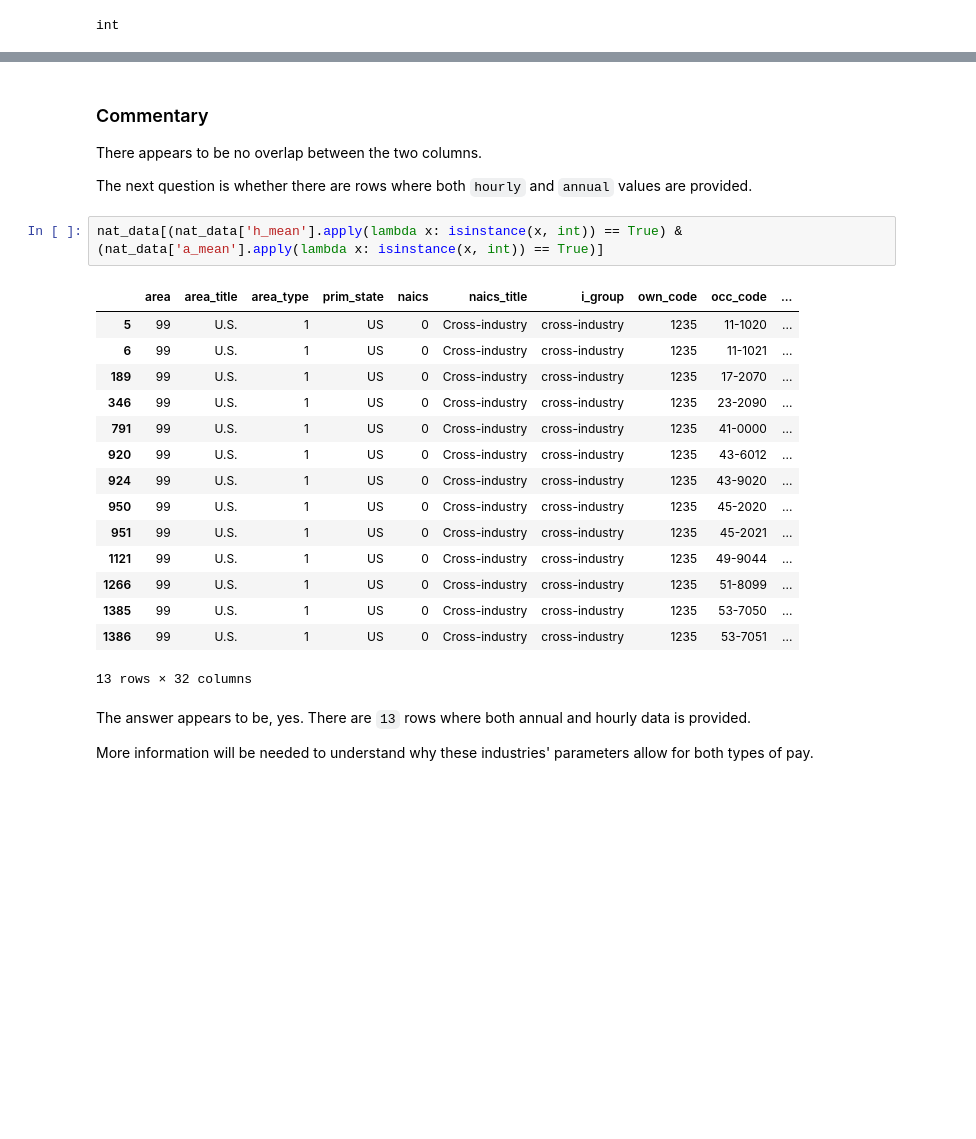
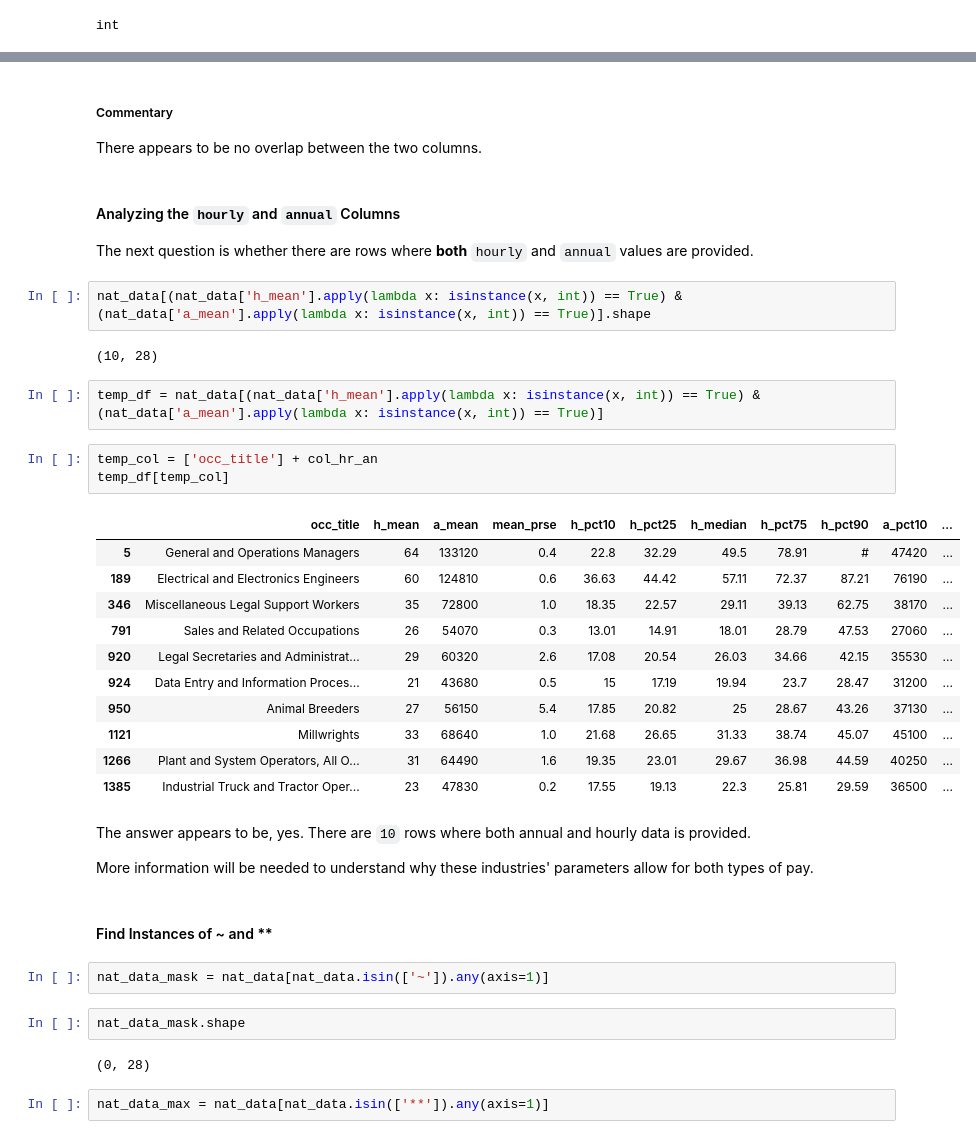
Before and after one commit to blue-santa/comparing-training-req-to-salary-exp, a Jupyter notebook: notebooks/2026-04-02-00-train_reward_compare_bls_data_rough_wrangling.ipynb, the cells around one changed output, grey strips where cells are left out. Cells and saved outputs as stored; diff of their text form; blank space fills up the shorter version.

```diff
--- a/notebooks/2026-04-02-00-train_reward_compare_bls_data_rough_wrangling.ipynb
+++ b/notebooks/2026-04-02-00-train_reward_compare_bls_data_rough_wrangling.ipynb
@@ -2065,28 +2244,43 @@ nat_data[(nat_data['h_mean'] == '*') & (nat_data['a_mean'] == '*')]
 # %% [markdown]
-### Commentary
+##### Commentary
 
 There appears to be no overlap between the two columns.
-
-The next question is whether there are rows where both `hourly` and `annual` values are provided.
+# %% [markdown]
+#### Analyzing the `hourly` and `annual` Columns
+
+The next question is whether there are rows where **both** `hourly` and `annual` values are provided.
 # %%
-nat_data[(nat_data['h_mean'].apply(lambda x: isinstance(x, int)) == True) & (nat_data['a_mean'].apply(lambda x: isinstance(x, int)) == True)]
+nat_data[(nat_data['h_mean'].apply(lambda x: isinstance(x, int)) == True) & (nat_data['a_mean'].apply(lambda x: isinstance(x, int)) == True)].shape
 # %% [output]
-|  | area | area_title | area_type | prim_state | naics | naics_title | i_group | own_code | occ_code | ... |
-| 5 | 99 | U.S. | 1 | US | 0 | Cross-industry | cross-industry | 1235 | 11-1020 | ... |
-| 6 | 99 | U.S. | 1 | US | 0 | Cross-industry | cross-industry | 1235 | 11-1021 | ... |
-| 189 | 99 | U.S. | 1 | US | 0 | Cross-industry | cross-industry | 1235 | 17-2070 | ... |
-| 346 | 99 | U.S. | 1 | US | 0 | Cross-industry | cross-industry | 1235 | 23-2090 | ... |
-| 791 | 99 | U.S. | 1 | US | 0 | Cross-industry | cross-industry | 1235 | 41-0000 | ... |
-| 920 | 99 | U.S. | 1 | US | 0 | Cross-industry | cross-industry | 1235 | 43-6012 | ... |
-| 924 | 99 | U.S. | 1 | US | 0 | Cross-industry | cross-industry | 1235 | 43-9020 | ... |
-| 950 | 99 | U.S. | 1 | US | 0 | Cross-industry | cross-industry | 1235 | 45-2020 | ... |
-| 951 | 99 | U.S. | 1 | US | 0 | Cross-industry | cross-industry | 1235 | 45-2021 | ... |
-| 1121 | 99 | U.S. | 1 | US | 0 | Cross-industry | cross-industry | 1235 | 49-9044 | ... |
-| 1266 | 99 | U.S. | 1 | US | 0 | Cross-industry | cross-industry | 1235 | 51-8099 | ... |
-| 1385 | 99 | U.S. | 1 | US | 0 | Cross-industry | cross-industry | 1235 | 53-7050 | ... |
-| 1386 | 99 | U.S. | 1 | US | 0 | Cross-industry | cross-industry | 1235 | 53-7051 | ... |
-13 rows × 32 columns
+(10, 28)
+# %%
+temp_df = nat_data[(nat_data['h_mean'].apply(lambda x: isinstance(x, int)) == True) & (nat_data['a_mean'].apply(lambda x: isinstance(x, int)) == True)]
+# %%
+temp_col = ['occ_title'] + col_hr_an
+temp_df[temp_col]
+# %% [output]
+|  | occ_title | h_mean | a_mean | mean_prse | h_pct10 | h_pct25 | h_median | h_pct75 | h_pct90 | a_pct10 | ... |
+| 5 | General and Operations Managers | 64 | 133120 | 0.4 | 22.8 | 32.29 | 49.5 | 78.91 | # | 47420 | ... |
+| 189 | Electrical and Electronics Engineers | 60 | 124810 | 0.6 | 36.63 | 44.42 | 57.11 | 72.37 | 87.21 | 76190 | ... |
+| 346 | Miscellaneous Legal Support Workers | 35 | 72800 | 1.0 | 18.35 | 22.57 | 29.11 | 39.13 | 62.75 | 38170 | ... |
+| 791 | Sales and Related Occupations | 26 | 54070 | 0.3 | 13.01 | 14.91 | 18.01 | 28.79 | 47.53 | 27060 | ... |
+| 920 | Legal Secretaries and Administrat... | 29 | 60320 | 2.6 | 17.08 | 20.54 | 26.03 | 34.66 | 42.15 | 35530 | ... |
+| 924 | Data Entry and Information Proces... | 21 | 43680 | 0.5 | 15 | 17.19 | 19.94 | 23.7 | 28.47 | 31200 | ... |
+| 950 | Animal Breeders | 27 | 56150 | 5.4 | 17.85 | 20.82 | 25 | 28.67 | 43.26 | 37130 | ... |
+| 1121 | Millwrights | 33 | 68640 | 1.0 | 21.68 | 26.65 | 31.33 | 38.74 | 45.07 | 45100 | ... |
+| 1266 | Plant and System Operators, All O... | 31 | 64490 | 1.6 | 19.35 | 23.01 | 29.67 | 36.98 | 44.59 | 40250 | ... |
+| 1385 | Industrial Truck and Tractor Oper... | 23 | 47830 | 0.2 | 17.55 | 19.13 | 22.3 | 25.81 | 29.59 | 36500 | ... |
 # %% [markdown]
-The answer appears to be, yes. There are `13` rows where both annual and hourly data is provided.
+The answer appears to be, yes. There are `10` rows where both annual and hourly data is provided.
 
 More information will be needed to understand why these industries' parameters allow for both types of pay.
+# %% [markdown]
+#### Find Instances of ~ and **
+# %%
+nat_data_mask = nat_data[nat_data.isin(['~']).any(axis=1)]
+# %%
+nat_data_mask.shape
+# %% [output]
+(0, 28)
+# %%
+nat_data_max = nat_data[nat_data.isin(['**']).any(axis=1)]
```
Also changed, not shown: parts of 57 cells of this notebook.
